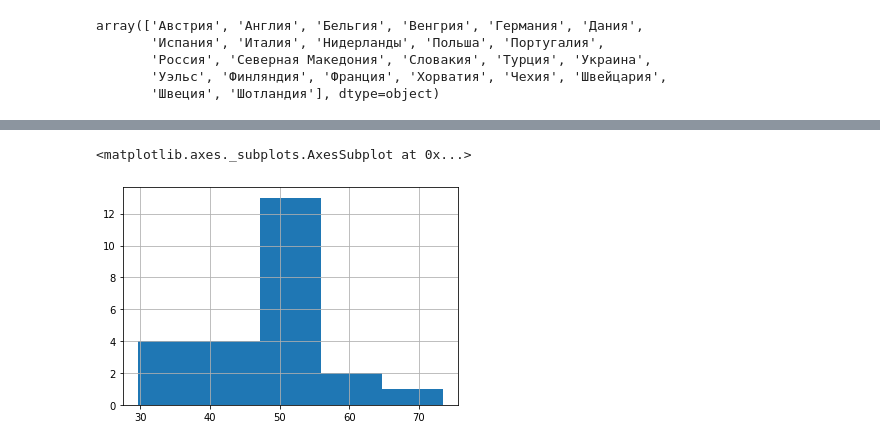
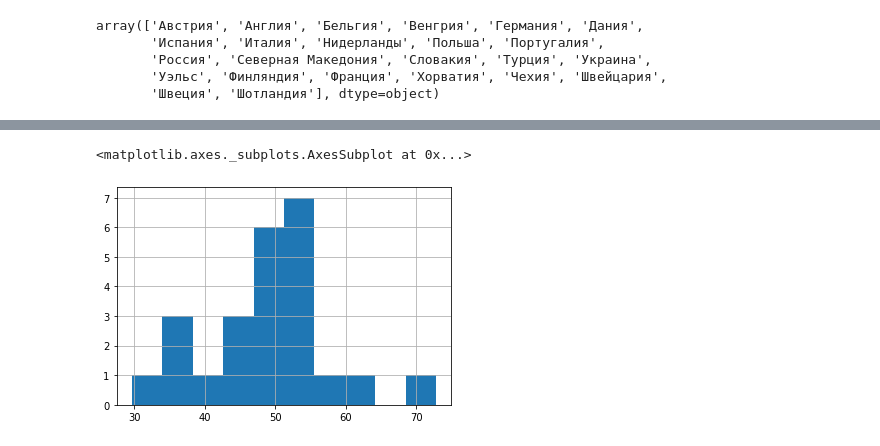
Before and after one commit to v5v5/data-euro-2020, a Jupyter notebook: data_euro_2020.ipynb, the cells around one changed output, grey strips where cells are left out. Saved outputs shown, nothing was run; the diff lists cells and outputs as text; code cells hidden in the pictures.

```diff
--- a/data_euro_2020.ipynb
+++ b/data_euro_2020.ipynb
@@ -173,8 +173,8 @@ df0.groupby('Команда 1').sum().sort_values(by='% владения мяч
 # %%
-df_agg['% владения мячом 1'].hist(bins=5)
+df_agg['% владения мячом 1'].hist(bins=10)
 # %% [output]
 <matplotlib.axes._subplots.AxesSubplot at 0x...>
-[figure, old version]
+[figure, new version]
 # %%
 df_agg.corr().round(3)
 # %% [output]
```
Also changed, not shown: parts of 11 cells of this notebook.
